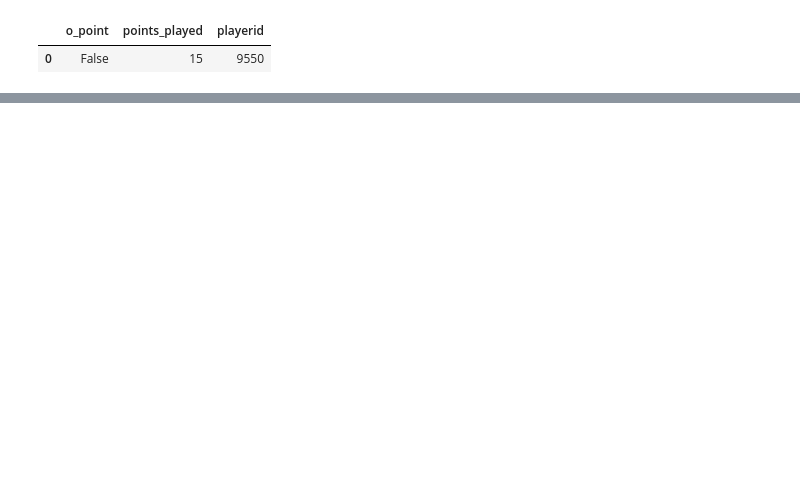
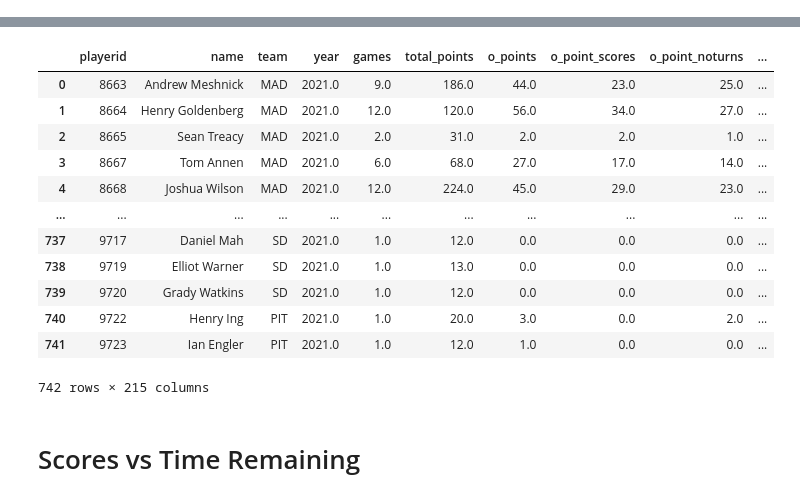
Before and after one commit to JohnLithio/AUDL-Advanced-Stats, a Jupyter notebook: Exploration.ipynb, the cells around one changed output, grey strips where cells are left out. Cells and saved outputs as stored; diff of their text form; code cells hidden in the pictures; blank space fills up the shorter version.

```diff
--- a/Exploration.ipynb
+++ b/Exploration.ipynb
@@ -215,5 +13,11 @@ dfout
-# %%
-g.get_home_events().groupby(['point_number',]).head(1).groupby([playerid, 'o_point'])["point_number"].nunique().rename("points_played")[1].reset_index().assign(playerid=playerid)
-# %% [output]
-|  | o_point | points_played | playerid |
-| 0 | False | 15 | 9550 |
+# %%
+%%time
+s = audl.Season(upload=False, download=False)
+s.get_players()
+s.get_teams()
+s.get_games(small_file=False)
+s.get_games(small_file=True)
+# s.get_game_qc()
+s.get_player_stats_by_game()
+s.get_player_stats_by_season()
+# %% [output]
@@ -219,0 +25,15 @@ g.get_home_events().groupby(['point_number',]).head(1).groupby([playerid, 'o_poi
+|  | playerid | name | team | year | games | total_points | o_points | o_point_scores | o_point_noturns | ... |
+| 0 | 8663 | Andrew Meshnick | MAD | 2021.0 | 9.0 | 186.0 | 44.0 | 23.0 | 25.0 | ... |
+| 1 | 8664 | Henry Goldenberg | MAD | 2021.0 | 12.0 | 120.0 | 56.0 | 34.0 | 27.0 | ... |
+| 2 | 8665 | Sean Treacy | MAD | 2021.0 | 2.0 | 31.0 | 2.0 | 2.0 | 1.0 | ... |
+| 3 | 8667 | Tom Annen | MAD | 2021.0 | 6.0 | 68.0 | 27.0 | 17.0 | 14.0 | ... |
+| 4 | 8668 | Joshua Wilson | MAD | 2021.0 | 12.0 | 224.0 | 45.0 | 29.0 | 23.0 | ... |
+| ... | ... | ... | ... | ... | ... | ... | ... | ... | ... | ... |
+| 737 | 9717 | Daniel Mah | SD | 2021.0 | 1.0 | 12.0 | 0.0 | 0.0 | 0.0 | ... |
+| 738 | 9719 | Elliot Warner | SD | 2021.0 | 1.0 | 13.0 | 0.0 | 0.0 | 0.0 | ... |
+| 739 | 9720 | Grady Watkins | SD | 2021.0 | 1.0 | 12.0 | 0.0 | 0.0 | 0.0 | ... |
+| 740 | 9722 | Henry Ing | PIT | 2021.0 | 1.0 | 20.0 | 3.0 | 0.0 | 2.0 | ... |
+| 741 | 9723 | Ian Engler | PIT | 2021.0 | 1.0 | 12.0 | 1.0 | 0.0 | 0.0 | ... |
+742 rows × 215 columns
+# %% [markdown]
+# Scores vs Time Remaining
```
Also changed, not shown: parts of 14 cells of this notebook.
